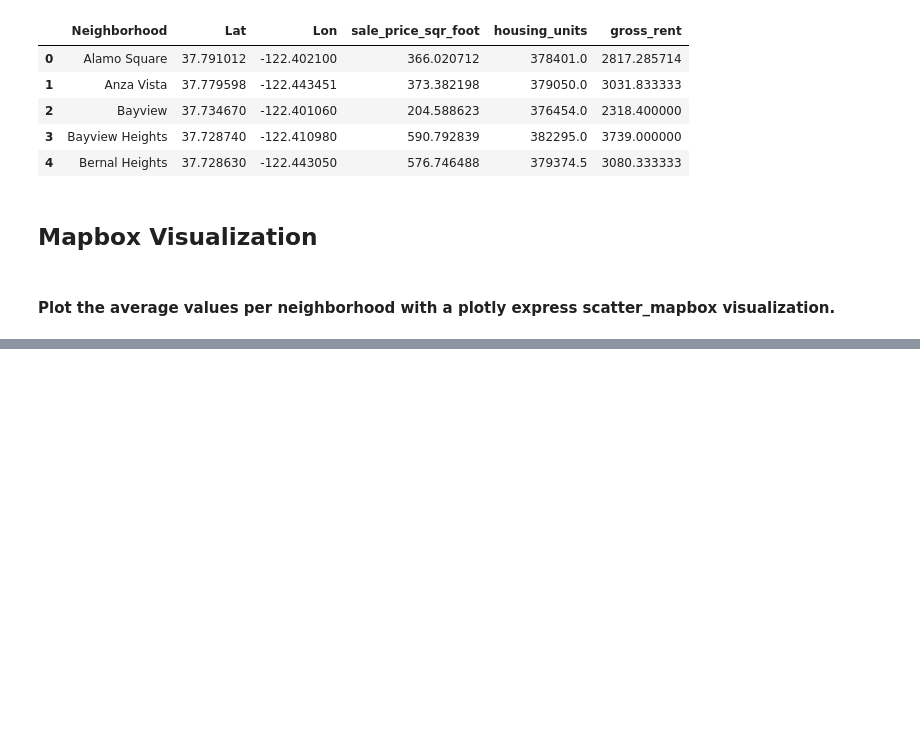
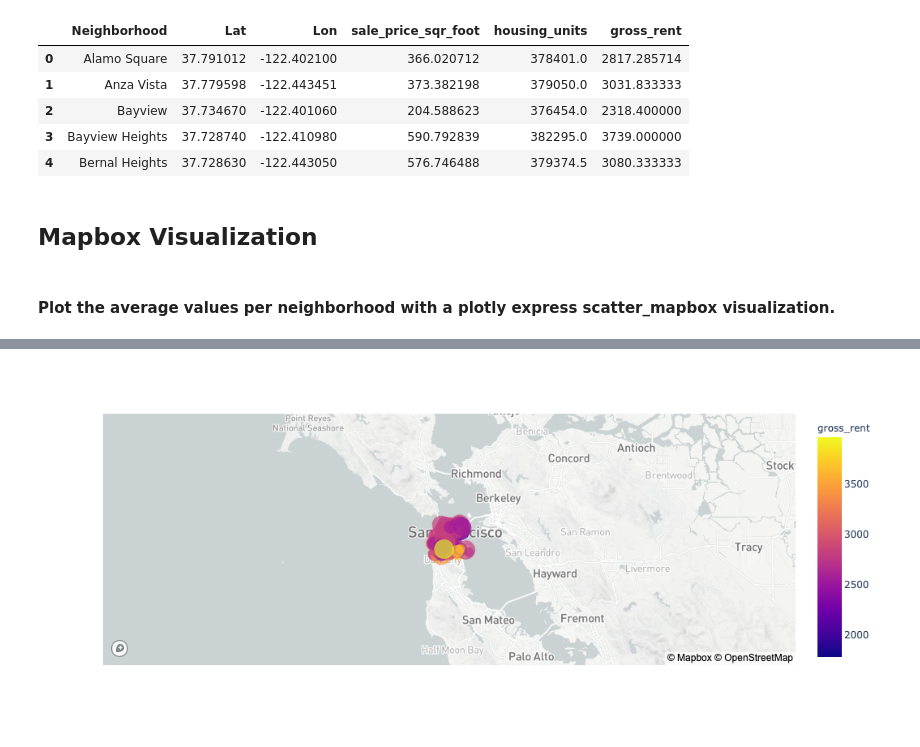
Before and after one commit to gerdonr/Pythonic-Manopoly, a Jupyter notebook: SF_Housing_Rental_Analysis.ipynb, the cells around one changed output, grey strips where cells are left out. Saved outputs shown, nothing was run; the diff lists cells and outputs as text; code cells hidden in the pictures; blank space fills up the shorter version.

```diff
--- a/SF_Housing_Rental_Analysis.ipynb
+++ b/SF_Housing_Rental_Analysis.ipynb
@@ -269,8 +274,6 @@ map.show()
 map.show()
 # %% [output]
 [interactive output not drawn]
-# %%
-neighborhood_value_locations = neighborhood_value_locations.drop(columns='Neighborhood')
 # %%
 map = px.scatter_mapbox(
     neighborhood_value_locations,
@@ -282,3 +285,14 @@ map = px.scatter_mapbox(
 map.show()
 # %% [output]
 [interactive output not drawn]
+# %%
+map = px.scatter_mapbox(
+    neighborhood_value_locations,
+    lat="Lat",
+    lon="Lon",
+    size="sale_price_sqr_foot",
+    color="gross_rent")
+
+map.show()
+# %% [output]
+[figure, added]
```
Also changed, not shown: parts of 7 cells of this notebook, 2 other files.
